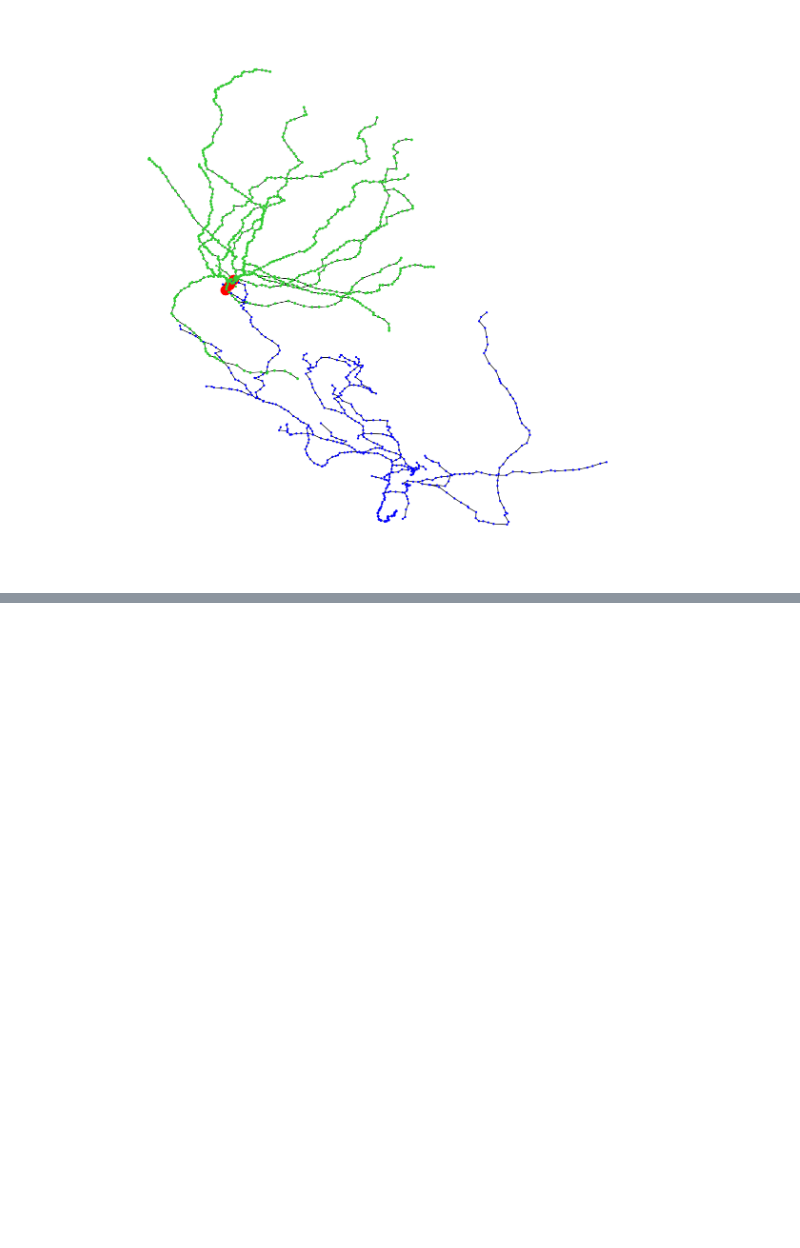
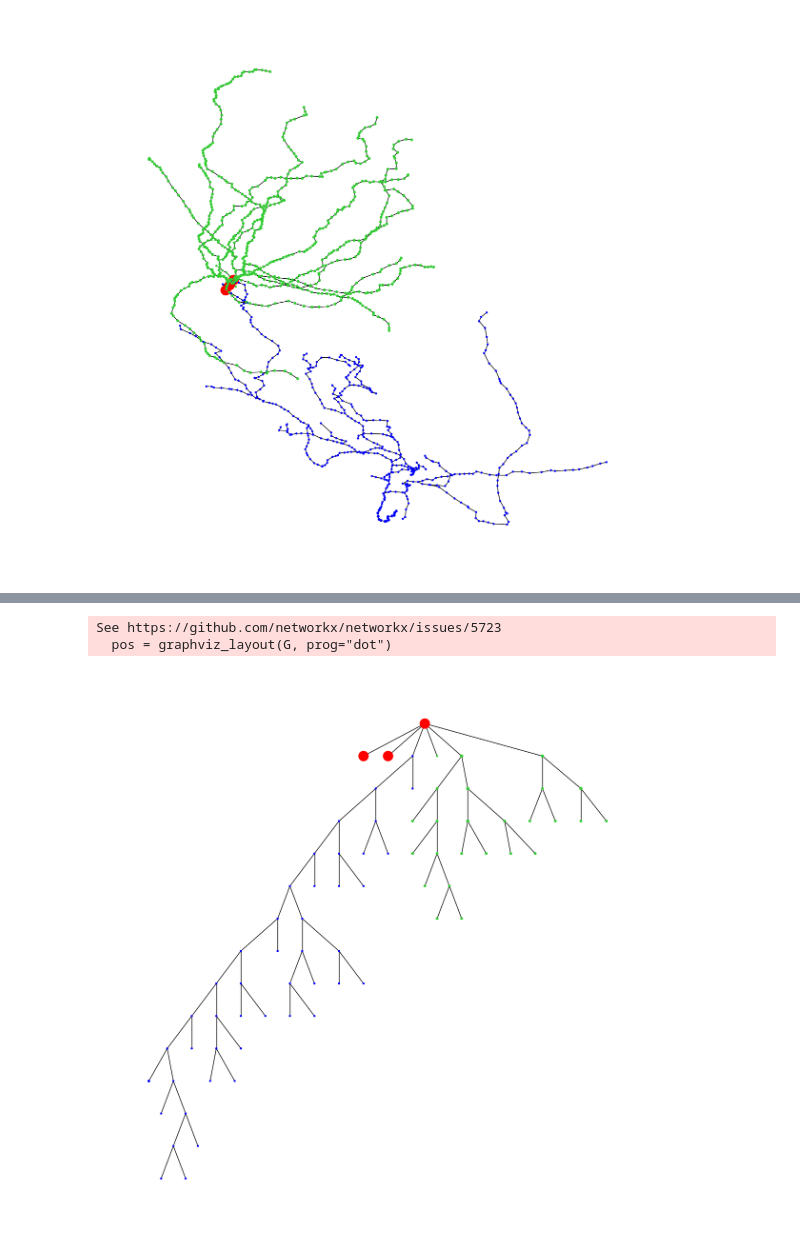
Before and after one commit to dkornai/SSD-in-Neurons, a Jupyter notebook: networkx_from_swm.ipynb, the cells around one changed output, grey strips where cells are left out. Cells and saved outputs as stored; diff of their text form; code cells hidden in the pictures; blank space fills up the shorter version.

```diff
--- a/networkx_from_swm.ipynb
+++ b/networkx_from_swm.ipynb
@@ -47,0 +75,14 @@ plt.show()
+# %%
+pos = graphviz_layout(G, prog="dot")
+
+xy_coordinates = {element:xy_coordinates[element] for element in xy_coordinates if element not in transition_nodes}
+node_colors = [element for i, element in enumerate(node_colors) if i not in transition_node_index]
+node_radius = [element for i, element in enumerate(node_radius) if i not in transition_node_index]
+
+fig, ax = plt.subplots(figsize=(15, 15))
+nx.draw(G, pos=pos, node_size=node_radius, ax=ax, node_color = node_colors)
+plt.show()
+# %% [output]
+See https://github.com/networkx/networkx/issues/5723
+  pos = graphviz_layout(G, prog="dot")
+[figure, added]
```
Also changed, not shown: parts of 3 cells of this notebook, 2 other files.
